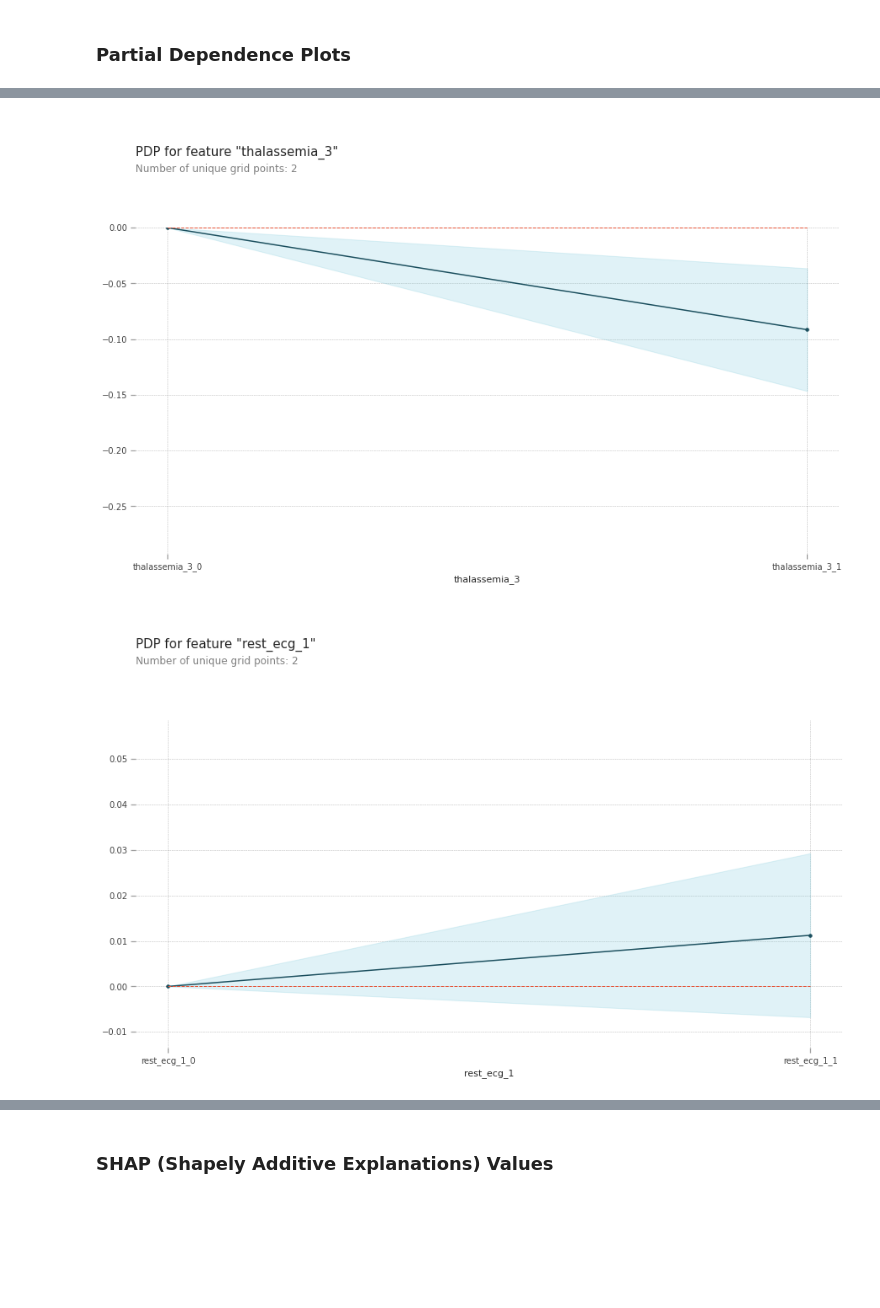
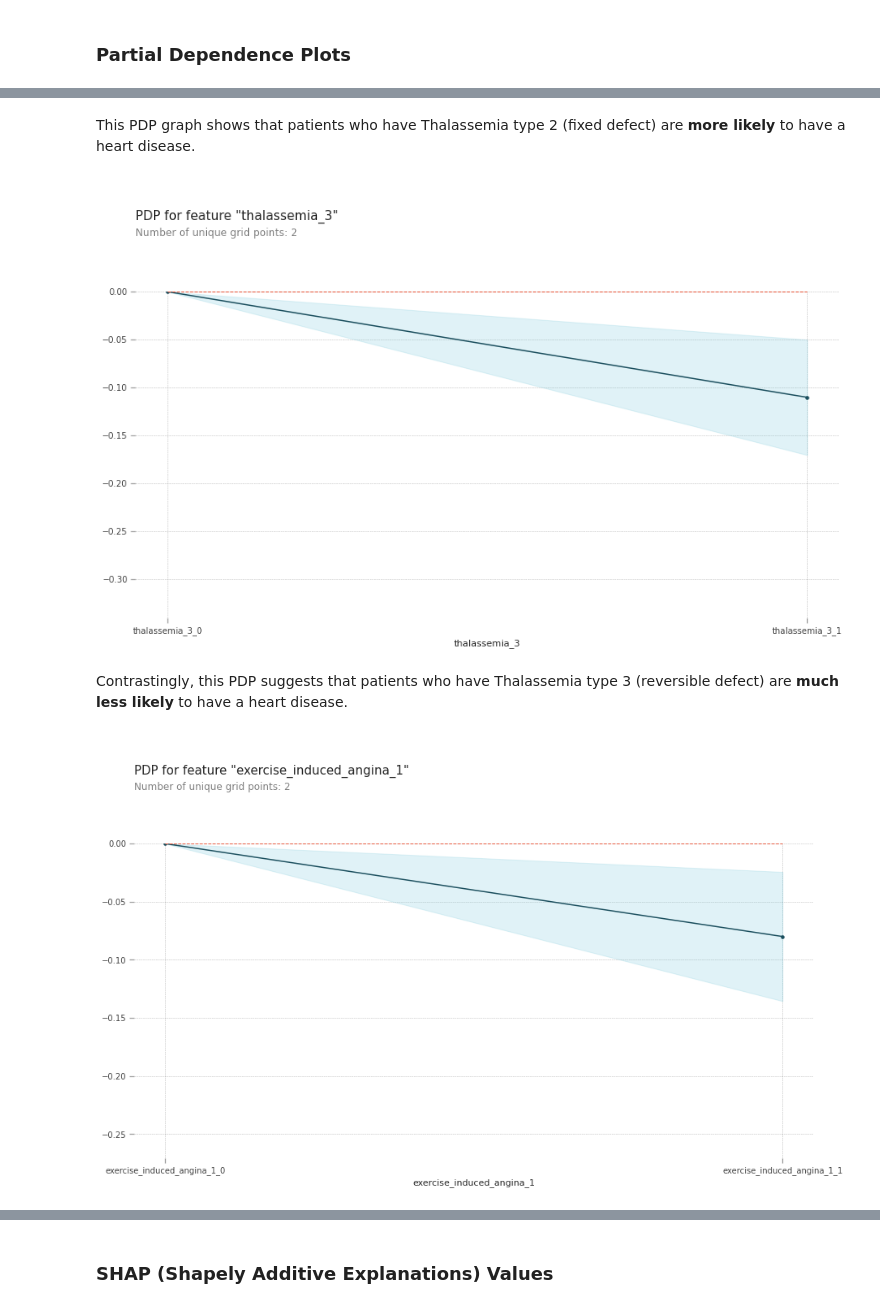
Before and after one commit to byunsy/heart-disease-diagnosis, a Jupyter notebook: Heart_Disease_Classification.ipynb, the cells around one changed output, grey strips where cells are left out. Saved outputs shown, nothing was run; the diff lists cells and outputs as text; code cells hidden in the pictures; blank space fills up the shorter version.

```diff
--- a/Heart_Disease_Classification.ipynb
+++ b/Heart_Disease_Classification.ipynb
@@ -306,5 +314,5 @@ With these columns, we now create some dummy variables to better understand some
 # %%
-df = pd.get_dummies(df)
+df = pd.get_dummies(df, drop_first=True)
 print(df.columns)
 # %% [output]
 Index(['age', 'resting_blood_pressure', 'cholesterol',
@@ -323,8 +329,7 @@ Here we can see the dummy variables. For example, the variable, "sex", which had
 y = df["target"]
 
 # Normalize and get X values
-x_data = df.drop(['target'], axis=1)
-x = (x_data - np.min(x_data)) / (np.max(x_data) - np.min(x_data)).values
+x = df.drop(['target'], axis=1)
 # %% [markdown]
 With the X and Y values set to pass in, we split them into training and testing sets, as shown below:
 # %%
@@ -385,10 +386,0 @@ The accuracy of the SVM Model is: 0.8360655737704918
-# %%
-model2 = LogisticRegression()
-
-# Train the algorithm with training input and output data
-model2.fit(x_train, y_train)
-
-# Pass the testing data to the trained model for prediction
-prediction = model2.predict(x_test)
-
-print('The accuracy of the Logistic Regression Model is', metrics.accuracy_score(prediction, y_test))
@@ -531,3 +528,5 @@ plt.show()
+# %% [markdown]
+This PDP graph shows that patients who have Thalassemia type 2 (fixed defect) are **more likely** to have a heart disease.
 # %%
 feat_name = 'thalassemia_3'
 pdp_dist = pdp.pdp_isolate(model=model3, dataset=x_test, model_features=base_features, feature=feat_name)
@@ -535,12 +534,14 @@ pdp_dist = pdp.pdp_isolate(model=model3, dataset=x_test, model_features=base_fea
 pdp.pdp_plot(pdp_dist, feat_name)
 plt.show()
 # %% [output]
-[figure, old version]
+[figure, new version]
+# %% [markdown]
+Contrastingly, this PDP suggests that patients who have Thalassemia type 3 (reversible defect) are **much less likely** to have a heart disease.
 # %%
-feat_name = 'rest_ecg_1'
+feat_name = 'exercise_induced_angina_1'
 pdp_dist = pdp.pdp_isolate(model=model3, dataset=x_test, model_features=base_features, feature=feat_name)
 
 pdp.pdp_plot(pdp_dist, feat_name)
 plt.show()
 # %% [output]
-[figure, old version]
+[figure, new version]
```
Also changed, not shown: parts of 36 cells of this notebook.
